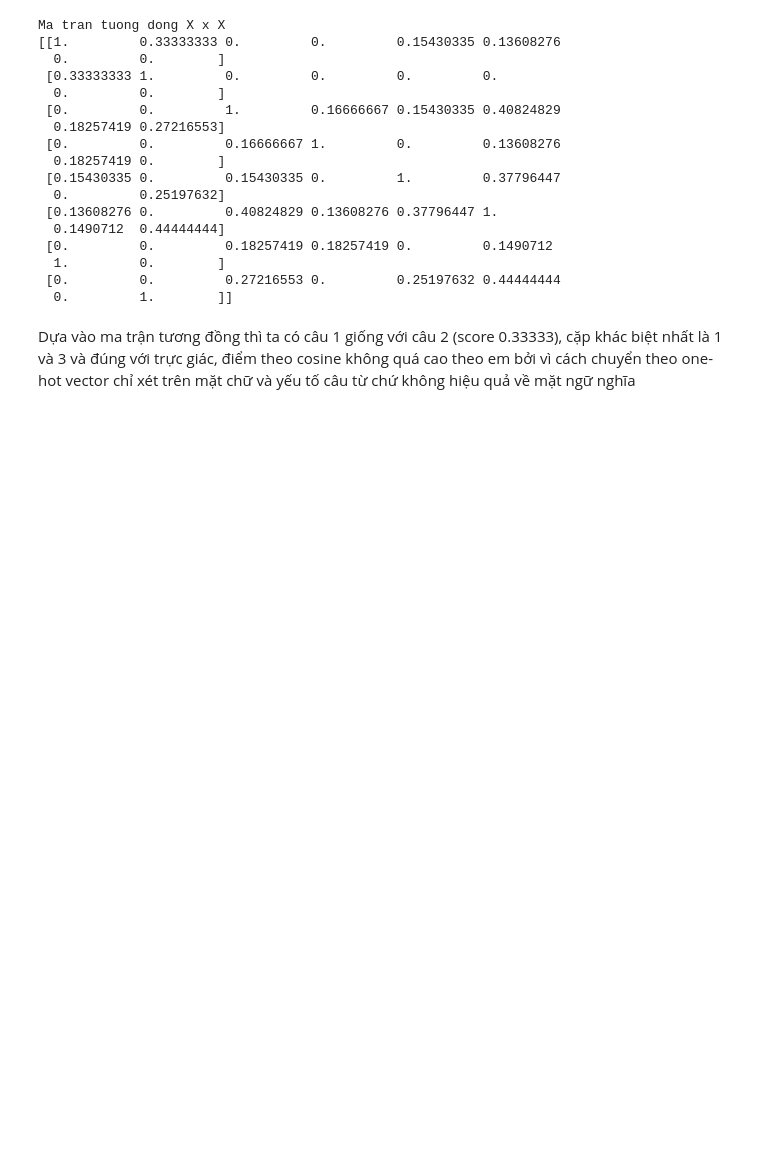
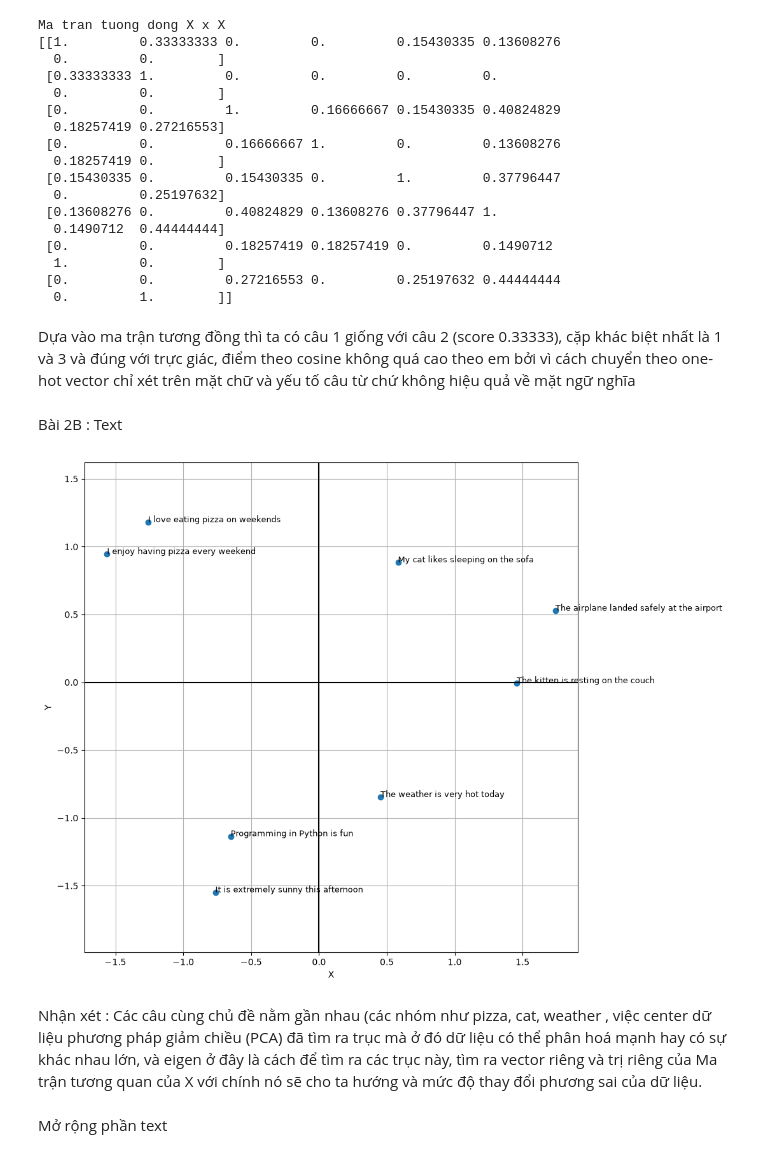
Before and after one commit to Giakhanh122/mliot-pyml-2026-hw, a Jupyter notebook: week01/week01_exercise.ipynb, the cells around one changed output. Drawn from its saved outputs; the diff is of its cells as text; code cells hidden in the pictures; blank space fills up the shorter version.

```diff
--- a/week01/week01_exercise.ipynb
+++ b/week01/week01_exercise.ipynb
@@ -126,3 +128,30 @@ Ma tran tuong dong X x X
   0.         1.        ]]
 # %% [markdown]
 Dựa vào ma trận tương đồng thì ta có câu 1 giống với câu 2 (score 0.33333), cặp khác biệt nhất là 1 và 3 và đúng với trực giác, điểm theo cosine không quá cao theo em bởi vì cách chuyển theo one-hot vector chỉ xét trên mặt chữ và yếu tố câu từ chứ không hiệu quả về mặt ngữ nghĩa
+# %% [markdown]
+Bài 2B : Text
+# %%
+# 2B
+X = np.array([to_vector(s) for s in cau])
+Xc = X - X.mean(axis=0)
+U, S, Vt = np.linalg.svd(Xc, full_matrices=True)
+
+coords = U[:, :2] * S[:2]
+
+# trực quan hoá
+plt.figure(figsize=(10, 10))
+plt.scatter(coords[:, :1], coords[:, 1:])
+plt.axhline(y=0, color='black')
+plt.axvline(x=0, color='black')
+plt.grid(True)
+plt.xlabel("X")
+plt.ylabel("Y")
+plt.axis('equal')
+for i, s in enumerate(cau):
+    plt.text(coords[i, 0], coords[i, 1], s, fontsize=9)
+# %% [output]
+[figure, added]
+# %% [markdown]
+Nhận xét : Các câu cùng chủ đề nằm gần nhau (các nhóm như pizza, cat, weather , việc center dữ liệu phương pháp giảm chiều (PCA) đã tìm ra trục mà ở đó dữ liệu có thể phân hoá mạnh hay có sự khác nhau lớn, và eigen ở đây là cách để tìm ra các trục này, tìm ra vector riêng và trị riêng của Ma trận tương quan của X với chính nó sẽ cho ta hướng và mức độ thay đổi phương sai của dữ liệu.
+# %% [markdown]
+Mở rộng phần text
```
Also changed, not shown: parts of 9 cells of this notebook, 1 other file.
